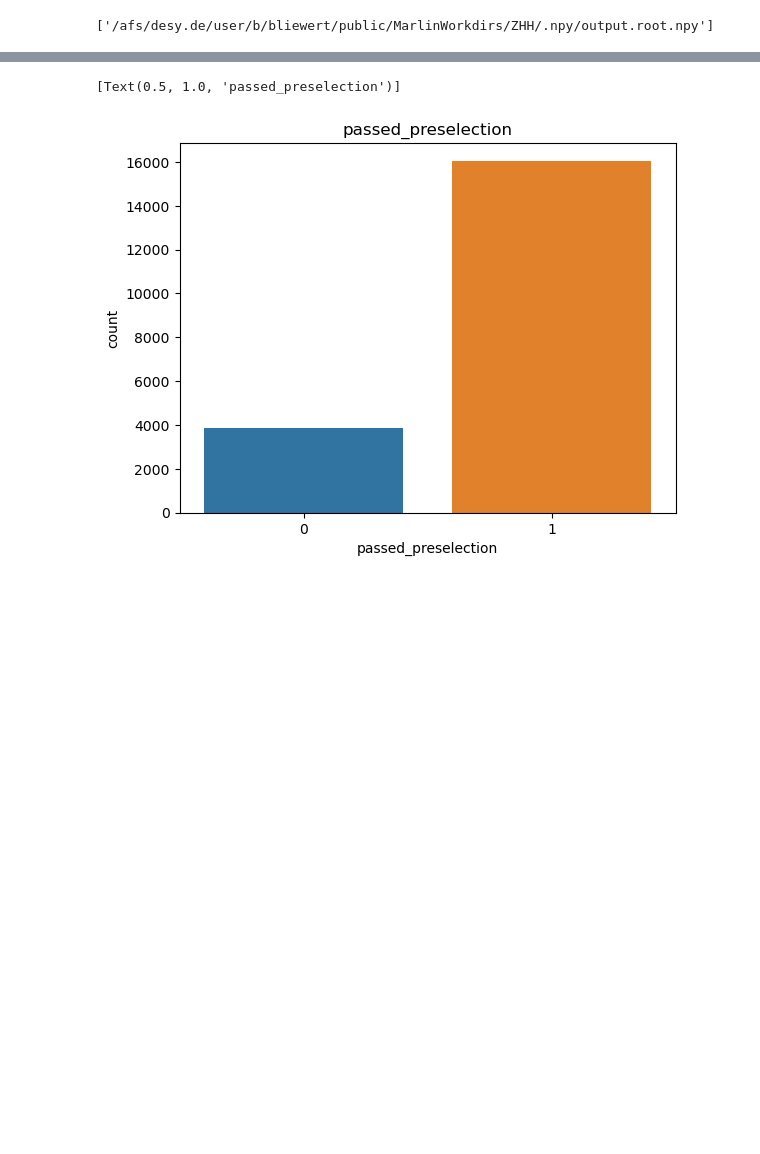
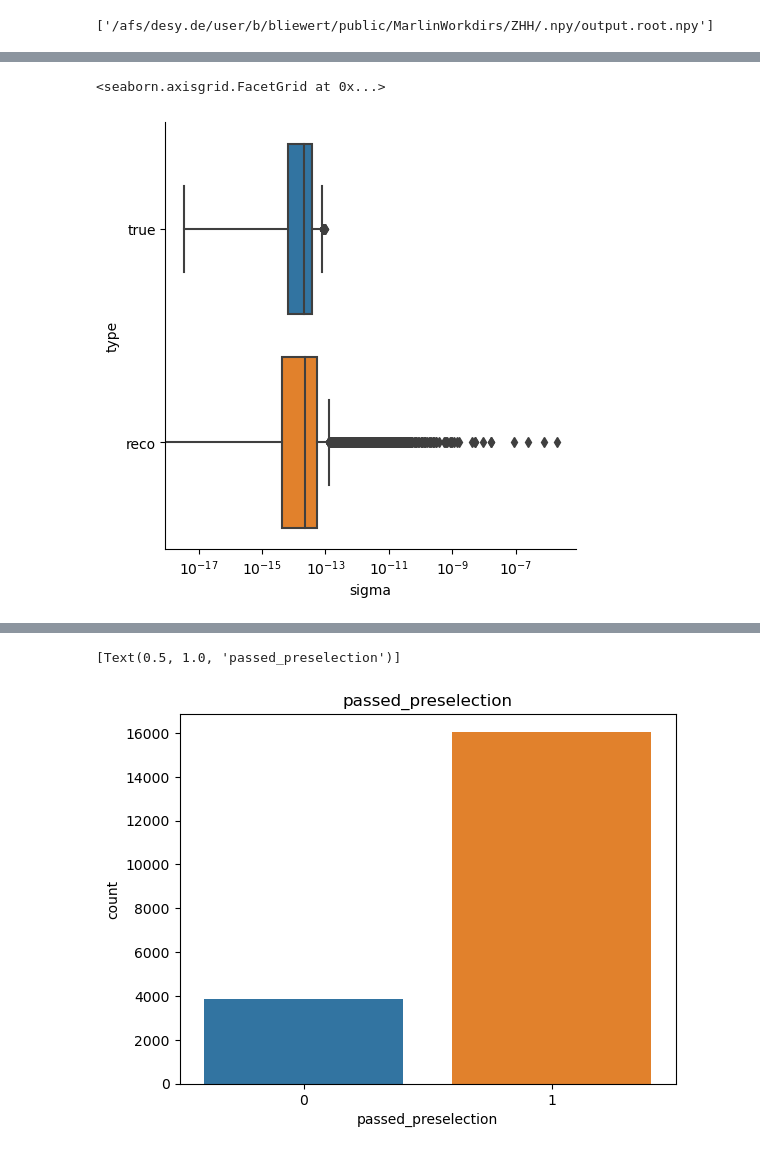
Before and after one commit to ILDAnaSoft/ZHH, a Jupyter notebook: view.ipynb, the cells around one changed output, grey strips where cells are left out. Drawn from its saved outputs; the diff is of its cells as text; code cells hidden in the pictures; blank space fills up the shorter version.

```diff
--- a/view.ipynb
+++ b/view.ipynb
@@ -97,0 +164,3 @@ data["reco_mz_wt"] = data["reco_mz"] / data["reco_sigmalr"]
+# %%
+data_split = split_event_tree(data, ["sigma", "sigmall", "sigmalr", "sigmarl", "sigmarr", "mz", "mhh", "mzhh", "phi", "phif", "phih", "costheta", "costhetaf", "costhetah"], ["run", "event", "passed_preselection", "m_true_h1_decay_pdg", "m_true_h2_decay_pdg"])
+data_split
@@ -97,0 +197,6 @@ data["reco_mz_wt"] = data["reco_mz"] / data["reco_sigmalr"]
+# %%
+f = sns.catplot(data=data_split, x="sigma", y="type", kind="box")
+f.set(xscale="log")
+# %% [output]
+<seaborn.axisgrid.FacetGrid at 0x...>
+[figure, added]
```
Also changed, not shown: parts of 25 cells of this notebook, 2 other files.
